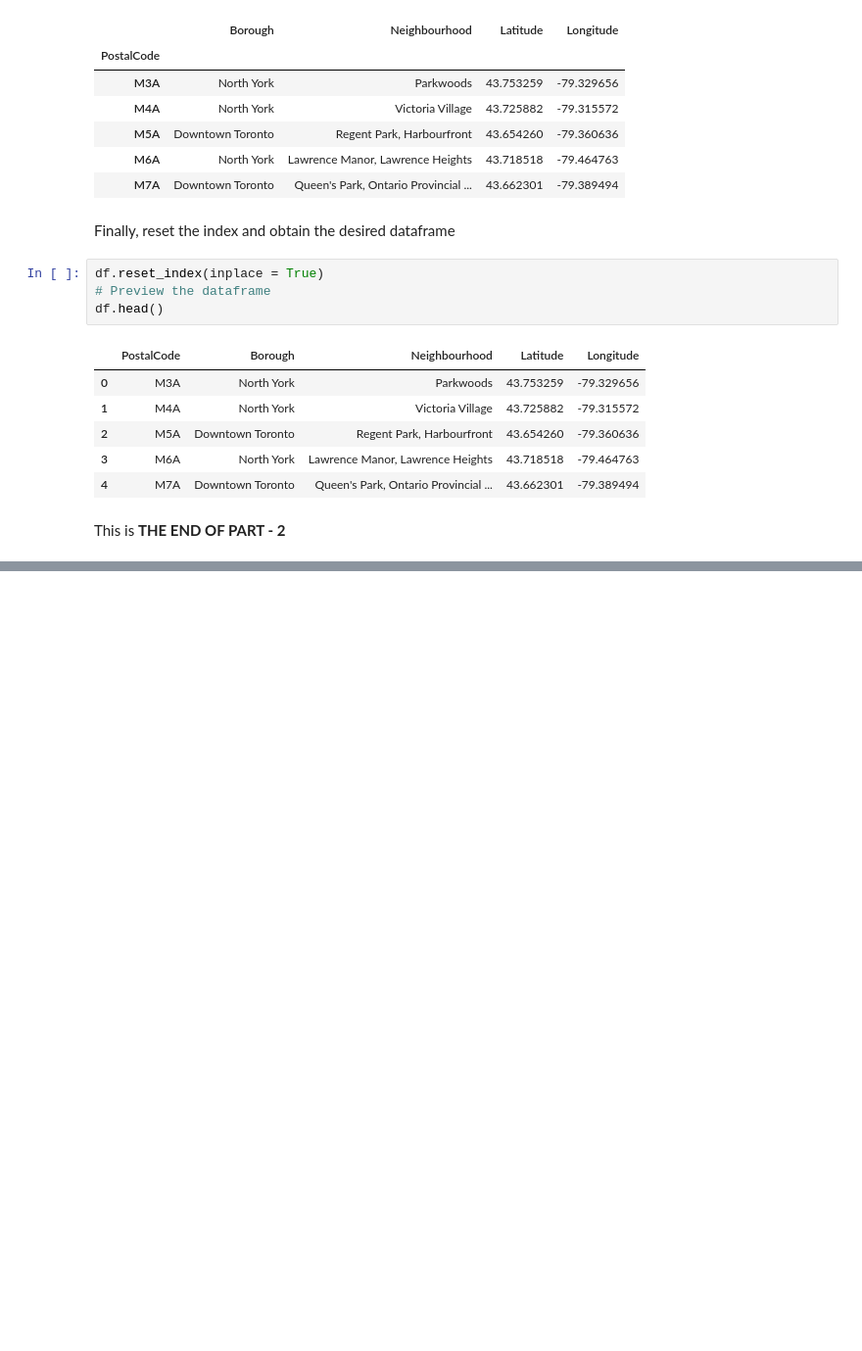
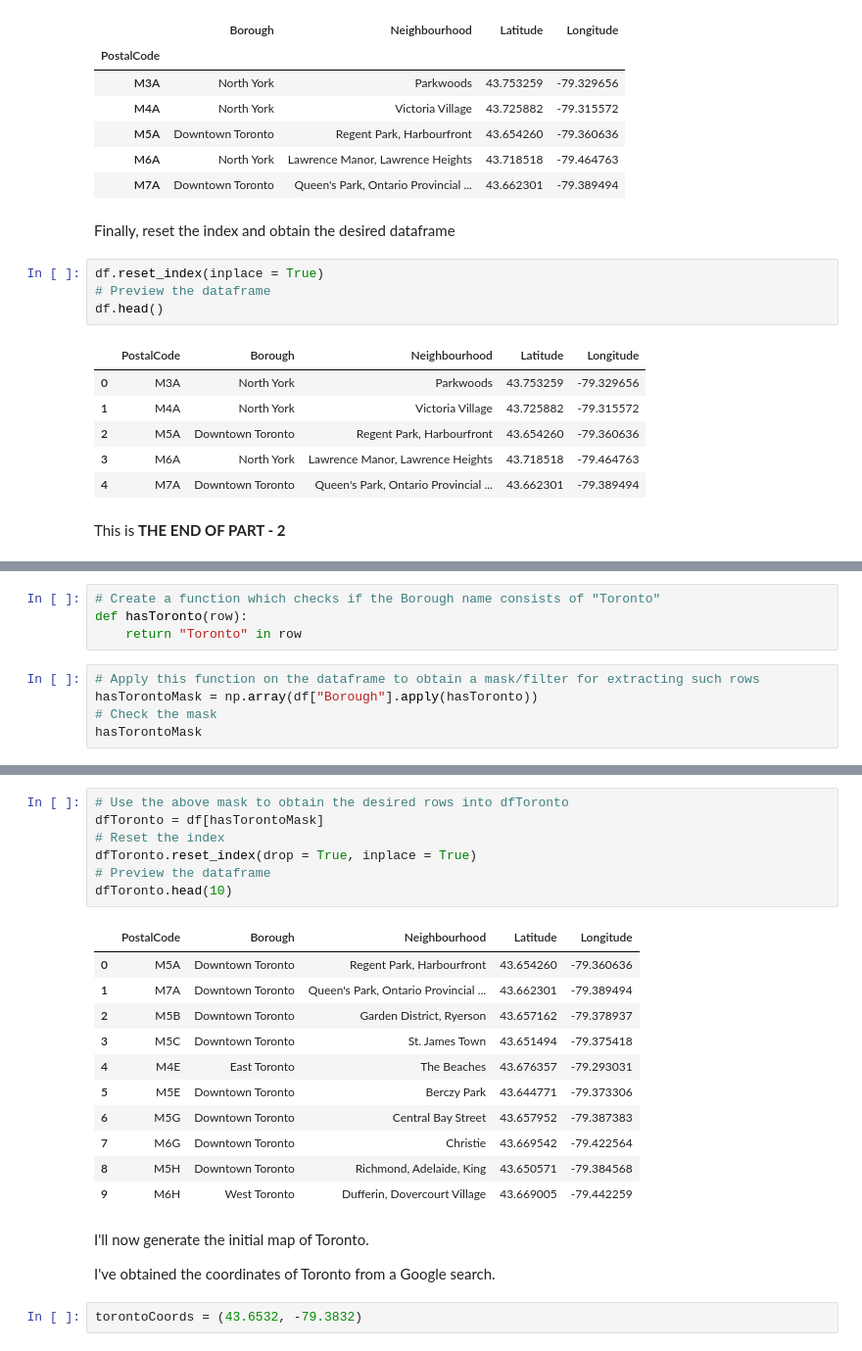
Before and after one commit to sski11santanu/Toronto-Coursera_Capstone, a Jupyter notebook: toronto.ipynb, the cells around one changed output, grey strips where cells are left out. Shown at 98% size. Drawn from its saved outputs; the diff is of its cells as text; blank space fills up the shorter version.

```diff
--- a/toronto.ipynb
+++ b/toronto.ipynb
@@ -154,0 +161,9 @@ This is **THE END OF PART - 2**
+# %%
+# Create a function which checks if the Borough name consists of "Toronto"
+def hasToronto(row):
+    return "Toronto" in row
+# %%
+# Apply this function on the dataframe to obtain a mask/filter for extracting such rows
+hasTorontoMask = np.array(df["Borough"].apply(hasToronto))
+# Check the mask
+hasTorontoMask
@@ -154,0 +183,25 @@ This is **THE END OF PART - 2**
+# %%
+# Use the above mask to obtain the desired rows into dfToronto
+dfToronto = df[hasTorontoMask]
+# Reset the index
+dfToronto.reset_index(drop = True, inplace = True)
+# Preview the dataframe
+dfToronto.head(10)
+# %% [output]
+|  | PostalCode | Borough | Neighbourhood | Latitude | Longitude |
+| 0 | M5A | Downtown Toronto | Regent Park, Harbourfront | 43.654260 | -79.360636 |
+| 1 | M7A | Downtown Toronto | Queen's Park, Ontario Provincial ... | 43.662301 | -79.389494 |
+| 2 | M5B | Downtown Toronto | Garden District, Ryerson | 43.657162 | -79.378937 |
+| 3 | M5C | Downtown Toronto | St. James Town | 43.651494 | -79.375418 |
+| 4 | M4E | East Toronto | The Beaches | 43.676357 | -79.293031 |
+| 5 | M5E | Downtown Toronto | Berczy Park | 43.644771 | -79.373306 |
+| 6 | M5G | Downtown Toronto | Central Bay Street | 43.657952 | -79.387383 |
+| 7 | M6G | Downtown Toronto | Christie | 43.669542 | -79.422564 |
+| 8 | M5H | Downtown Toronto | Richmond, Adelaide, King | 43.650571 | -79.384568 |
+| 9 | M6H | West Toronto | Dufferin, Dovercourt Village | 43.669005 | -79.442259 |
+# %% [markdown]
+I'll now generate the initial map of Toronto.
+
+I've obtained the coordinates of Toronto from a Google search.
+# %%
+torontoCoords = (43.6532, -79.3832)
```
Also changed, not shown: parts of 15 cells of this notebook.
